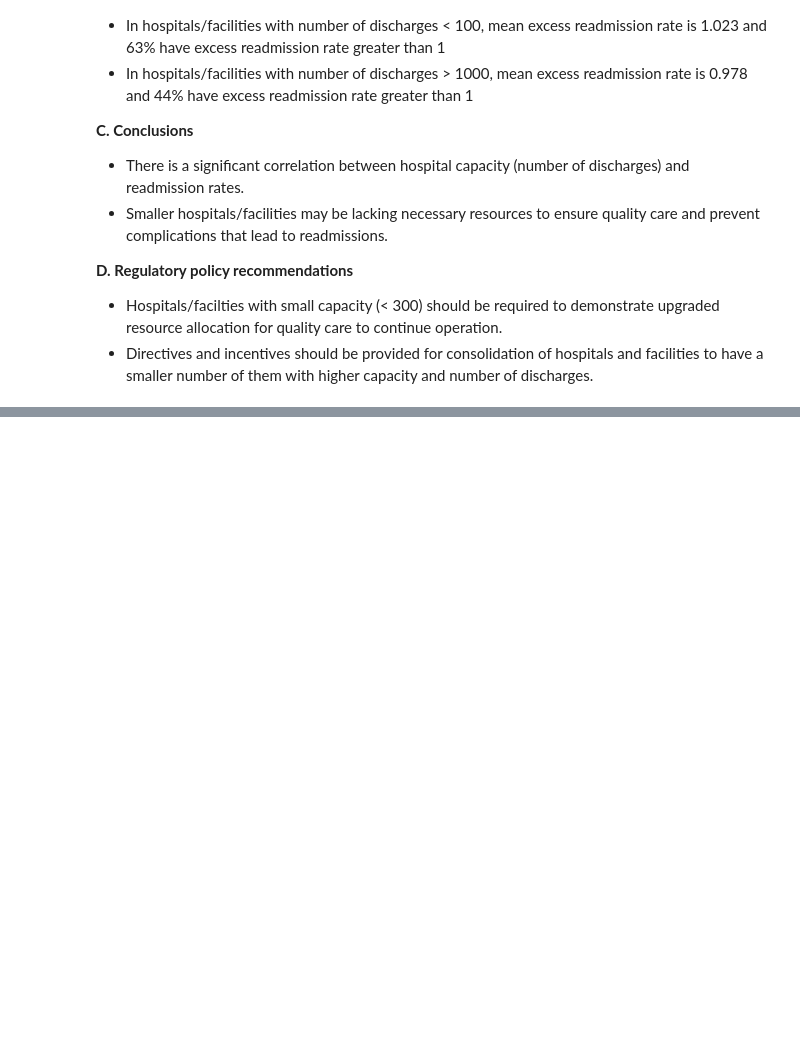
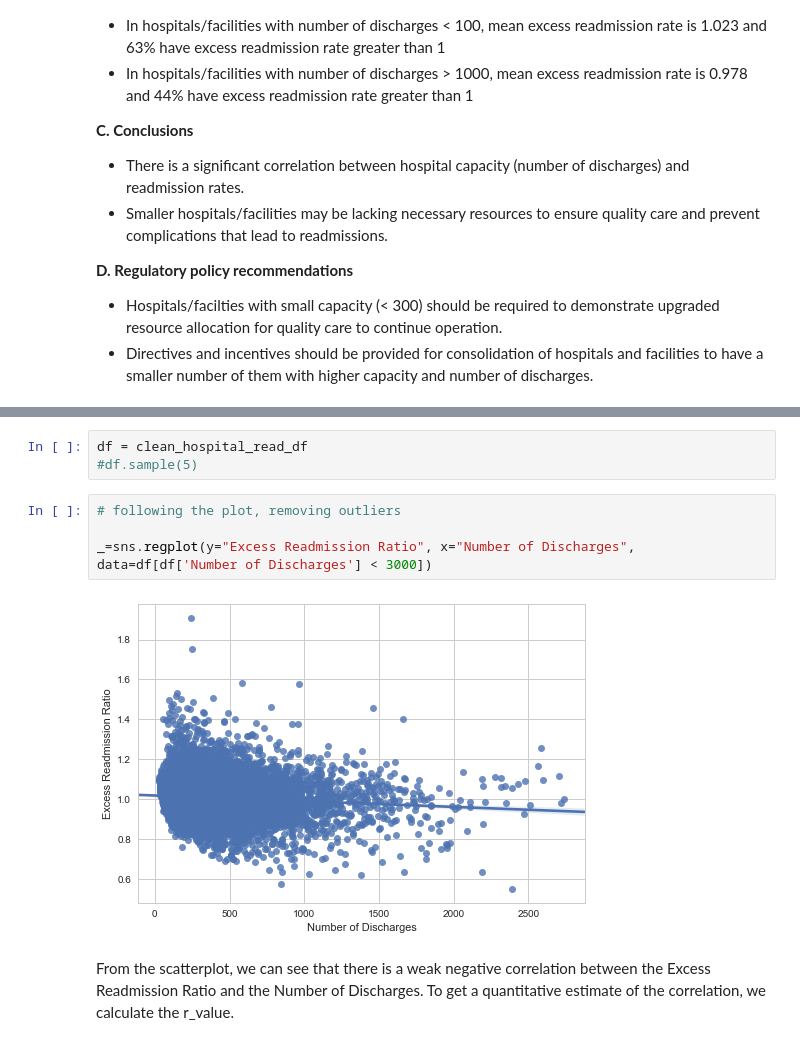
Before and after one commit to tanaysd/Data-Science-Springboard, a Jupyter notebook: Untitled1.ipynb, the cells around one changed output, grey strips where cells are left out. Cells and saved outputs as stored; diff of their text form; blank space fills up the shorter version.

```diff
--- a/Untitled1.ipynb
+++ b/Untitled1.ipynb
@@ -89,0 +120,11 @@ Read the following results/report. While you are reading it, think about if the
+# %%
+df = clean_hospital_read_df
+#df.sample(5)
+# %%
+# following the plot, removing outliers
+
+_=sns.regplot(y="Excess Readmission Ratio", x="Number of Discharges", data=df[df['Number of Discharges'] < 3000])
+# %% [output]
+[figure, added]
+# %% [markdown]
+From the scatterplot, we can see that there is a weak negative correlation between the Excess Readmission Ratio and the Number of Discharges. To get a quantitative estimate of the correlation, we calculate the r_value.
```
Also changed, not shown: parts of 15 cells of this notebook.
